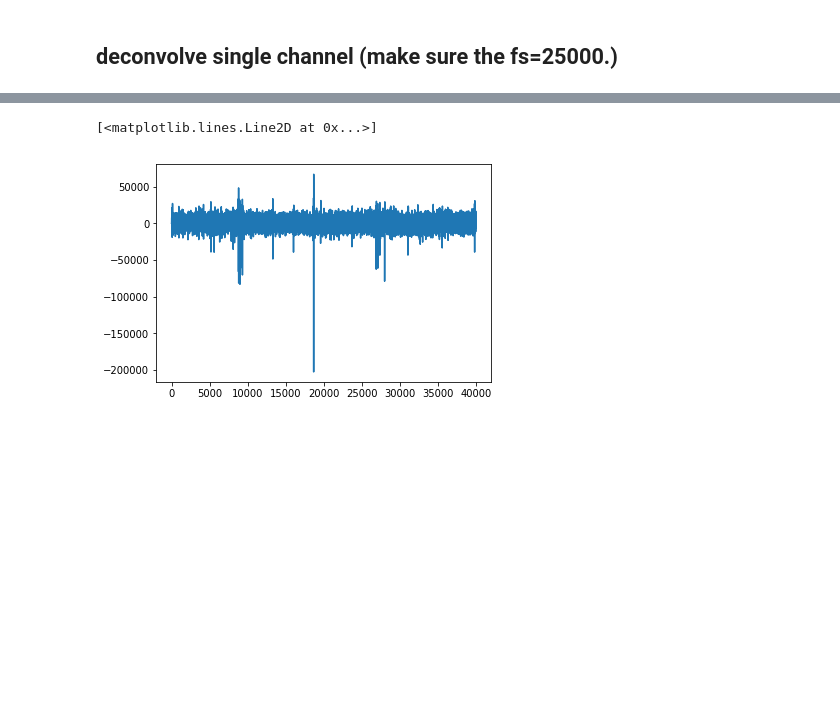
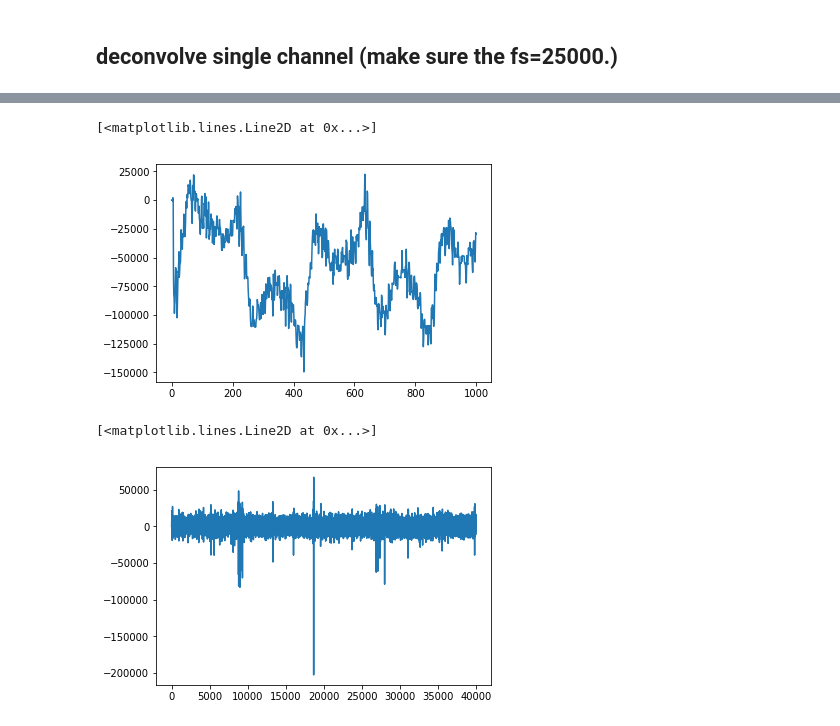
Before and after one commit to chongxi/spiketag, a Jupyter notebook: demo/GT/reverse_filter.ipynb, the cells around one changed output, grey strips where cells are left out. Saved outputs shown, nothing was run; the diff lists cells and outputs as text; code cells hidden in the pictures; blank space fills up the shorter version.

```diff
--- a/demo/GT/reverse_filter.ipynb
+++ b/demo/GT/reverse_filter.ipynb
@@ -30,3 +94,8 @@ bf.load('./cell_0109_mua_25000Hz.bin', dtype='float32')
+# %%
+plot(deconvolved[:1000])
+# %% [output]
+[<matplotlib.lines.Line2D at 0x...>]
+[figure, added]
 # %%
 data = bf.data.numpy().reshape(-1,3)
 x = data[:,2]
```
Also changed, not shown: parts of 23 cells of this notebook, 2 other files.
